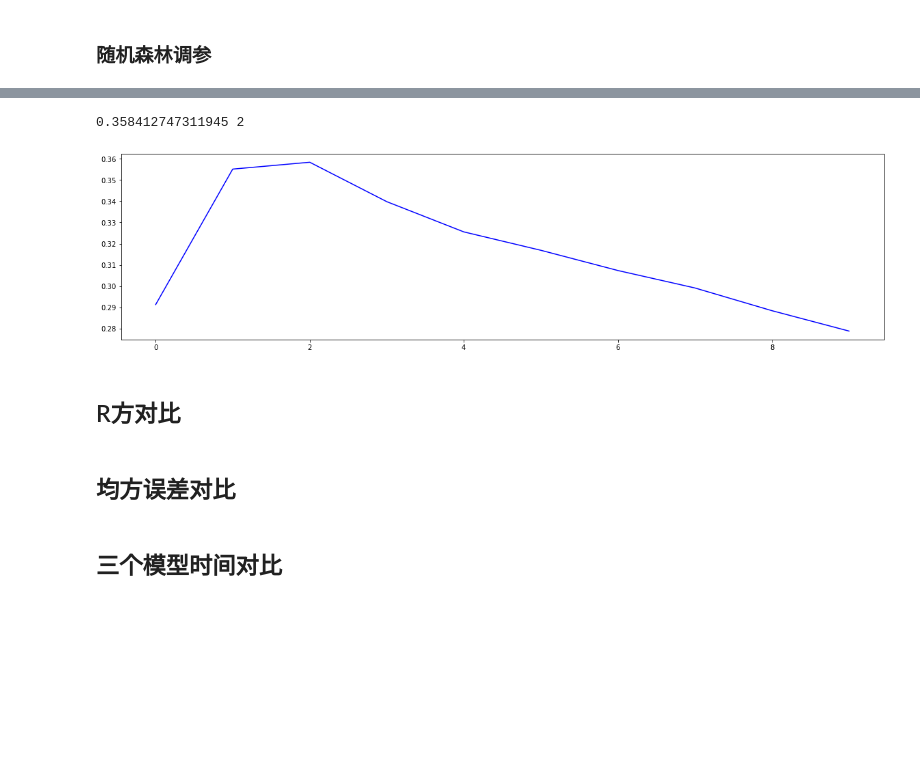
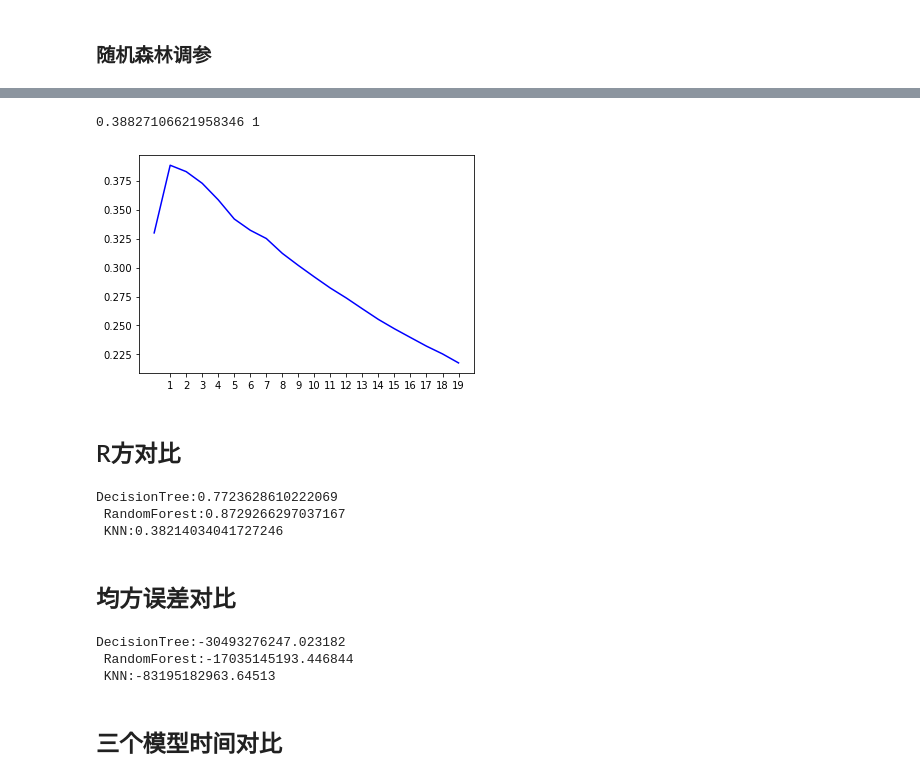
Before and after one commit to zhboat/Machine-Learning, a Jupyter notebook: 房价预测对比.ipynb, the cells around one changed output, grey strips where cells are left out. Cells and saved outputs as stored; diff of their text form; code cells hidden in the pictures; blank space fills up the shorter version.

```diff
--- a/房价预测对比.ipynb
+++ b/房价预测对比.ipynb
@@ -168,0 +201,20 @@ X_var0.shape
+# %%
+# 决策树
+clf = CLF()
+clf = clf.fit(xv_train, yv_train)
+score_c0 = clf.score(xv_train, yv_train)
+
+# 随机森林
+rfc = RFC()
+rfc = rfc.fit(xv_train, yv_train)
+score_r0 = rfc.score(xv_train, yv_train)
+
+# KNN
+knn = KNN()
+knn = knn.fit(xv_train, yv_train)
+score_k0 = knn.score(xv_train, yv_train)
+
+
+print("DecisionTree:{}\n".format(score_c0),
+      "RandomForest:{}\n".format(score_r0),
+      "KNN:{}\n".format(score_k0))
@@ -171,7 +227,7 @@ X_var0.shape
 # %%
 score_c = []
 for i in range(10):
-    clf = DecisionTreeClassifier(random_state = 20,
+    clf = CLF(random_state = 20,
                                  max_depth = i + 1,)
     clf = clf.fit(x_train, y_train)
     score = cross_val_score(clf, x, y, cv = 10).mean()
@@ -191,9 +247,9 @@ plt.show()
 ### 随机森林调参
 # %%
 score_r = []
-for i in range(0,200,10):
-    rfc = RandomForestClassifier(random_state = 90,
-                                 n_estimators = i + 1)
+for i in range(20):
+    rfc = RFC(random_state = 90,
+              n_estimators = i + 1)
     rfc = rfc.fit(x_train, y_train)
     score = cross_val_score(rfc, x, y, cv = 10).mean()
     score_r.append(score)
@@ -202,7 +258,7 @@ print(max(score_r), score_r.index(max(score_r)))
 
 
 plt.figure(figsize = [20,5])
-plt.plot(range(1,201,10), score_r, color = "blue",label = "n_estimators")
+plt.plot(range(20), score_r, color = "blue")
 
 # 画出学习曲线
 plt.show()
@@ -211,37 +268,48 @@ KeyboardInterrupt:
 # %%
 score_k = []
-for i in range(10):
-    knn = cross_val_score(KNN(i + 1), x, y ,cv = 5).mean()
-    score_k.append(knn)
+for i in range(20):
+    knn = KNN(i + 1)
+    knn = knn.fit(x_train, y_train)
+    score = cross_val_score(knn, x, y ,cv = 10).mean()
+
+    score_k.append(score)
 
 print(max(score_k), score_k.index(max(score_k)))
 
-plt.figure(figsize = [20,5])
-plt.plot(range(10), score_k, color="blue")
+plt.xticks(range(1,21))
+plt.plot(range(20), score_k, color="blue")
 
 # 画出学习曲线
 plt.show()
 # %% [output]
-0.358412747311945 2
+0.38827106621958346 1
-[figure, old version]
+[figure, new version]
 # %% [markdown]
 ## R方对比
 # %%
 clf_s = cross_val_score(clf, x, y, cv = 20).mean()
 rfc_s = cross_val_score(rfc, x, y, cv = 20).mean()
-knn_s = cross_val_score(knn, x, y, cv = 20).mean()
-print("DecisionTree:{}".format(clf_s.mean()),
-      "RandomForest:{}".format(rfc_s.mean()),
-      "KNN:{}".format(knn_s.mean()))
+knn_s = cross_val_score(KNN(), X_var0, y, cv = 20).mean()
+print("DecisionTree:{}\n".format(clf_s.mean()),
+      "RandomForest:{}\n".format(rfc_s.mean()),
+      "KNN:{}\n".format(knn_s.mean()))
+# %% [output]
+DecisionTree:0.7723628610222069
+ RandomForest:0.8729266297037167
+ KNN:0.38214034041727246
 # %% [markdown]
 ## 均方误差对比
 # %%
 clf_s = cross_val_score(clf, x, y, cv = 20, scoring = "neg_mean_squared_error")
 rfc_s = cross_val_score(rfc, x, y, cv = 20, scoring = "neg_mean_squared_error")
-knn_s = cross_val_score(knn, x, y, cv = 20, scoring = "neg_mean_squared_error")
-print("DecisionTree:{}".format(clf_s.mean()),
-      "RandomForest:{}".format(rfc_s.mean()),
-      "KNN:{}".format(knn_s.mean()))
+knn_s = cross_val_score(KNN(), X_var0, y, cv = 20, scoring = "neg_mean_squared_error")
+print("DecisionTree:{}\n".format(clf_s.mean()),
+      "RandomForest:{}\n".format(rfc_s.mean()),
+      "KNN:{}\n".format(knn_s.mean()))
+# %% [output]
+DecisionTree:-30493276247.023182
+ RandomForest:-17035145193.446844
+ KNN:-83195182963.64513
 # %% [markdown]
 ## 三个模型时间对比
 # %%
```
Also changed, not shown: parts of 17 cells of this notebook.
